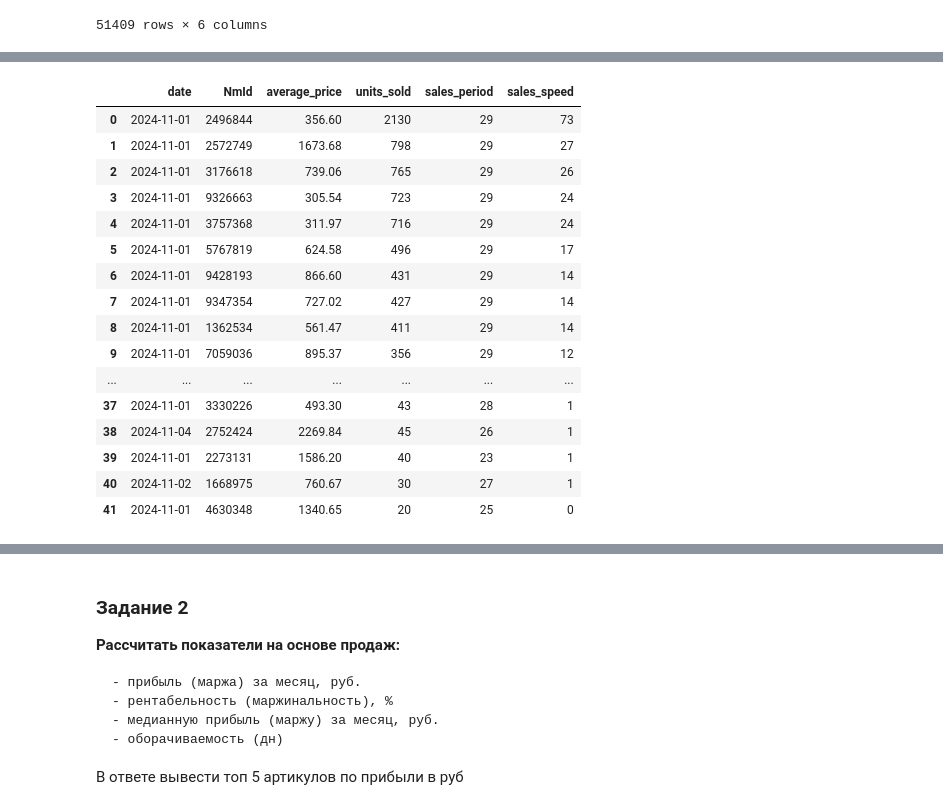
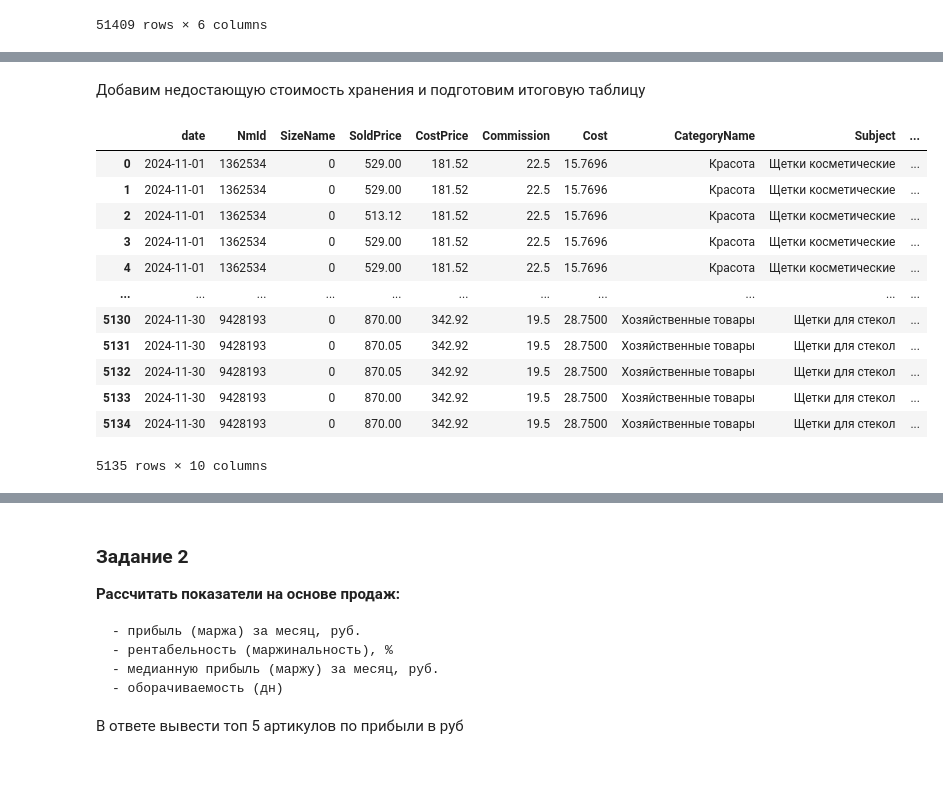
Before and after one commit to sortvalues/my_rep_01, a Jupyter notebook: 2_ad_hoc/testing_me/Тестовое_задание.ipynb, the cells around one changed output, grey strips where cells are left out. Saved outputs shown, nothing was run; the diff lists cells and outputs as text; code cells hidden in the pictures; blank space fills up the shorter version.

```diff
--- a/2_ad_hoc/testing_me/Тестовое_задание.ipynb
+++ b/2_ad_hoc/testing_me/Тестовое_задание.ipynb
@@ -454,43 +511,53 @@ pd.read_sql_query(query, connection)
+# %% [markdown]
+Добавим недостающую стоимость хранения и подготовим итоговую таблицу
 # %%
 query = """
         WITH cte AS
-            (SELECT         date(ord.date) as date, ord.NmId, ord.SizeName, ord.SoldPrice, ord.iscancel, ord.orderType, nom.ChrtId,
-                            com.CategoryName, nom.BrandName, nom.SubjectName, nom.CostPrice, com.Commission, ord.warehouseID, war.Warehouse, war.WorkTime, war.NearCityName
-            FROM            OrdersByDate as ord
-                              LEFT JOIN Nomenclature as nom
-                                  ON nom.NmId = ord.NmId
-                              LEFT JOIN ComissionBySubjectName as com
-                                 ON nom.SubjectName = com.SubjectName
-                              LEFT JOIN WarehouseList as war
-                                 ON war.Origid = ord.warehouseID)
+            (SELECT         date(ord.date) as date, ord.NmId, ord.SizeName, ord.SoldPrice, nom.CostPrice, com.Commission,
+                            IIF(WarehouseCost IS NULL, max.max, WarehouseCost)  as Cost,
+                            com.CategoryName, max.Subject,nom.BrandName
+            FROM            (SELECT NmId, date, SoldPrice, isCancel, orderType, warehouseID, COALESCE(SizeName, 0) as SizeName
+                             FROM OrdersByDate
+                             )
+                             as ord
+                                LEFT JOIN Nomenclature as nom
+                                  ON nom.NmId = ord.NmId AND ord.SizeName = nom.SizeName
+                                LEFT JOIN ComissionBySubjectName as com
+                                  ON nom.SubjectName = com.SubjectName
+                                LEFT JOIN (SELECT DISTINCT Origid as Origid1, Warehouse FROM WarehouseList) as war
+                                  ON ord.warehouseID = war.Origid1
+                                LEFT JOIN
+                                  (SELECT Date, OfficeId, Subject, Brand, ChrtId, MAX(WarehousePrice) as WarehouseCost
+                                  FROM StorageCostByDay
+                                  GROUP BY ChrtId, Date, OfficeId, brand, Subject
+                                  ) as st
+                                  ON  st.ChrtId = nom.ChrtId AND st.Officeid = war.Origid1 AND strftime('%d', ord.date) = strftime('%d', st.Date)
+                                LEFT JOIN
+                                  (SELECT Subject, MAX(WarehousePrice) as max
+                                   FROM StorageCostByDay
+                                   GROUP BY Subject) as max
+                                  ON  max.Subject = nom.SubjectName
+            WHERE             iscancel = 0 AND orderType = "Клиентский"
 
-        SELECT              date,
-                            NmId,
-                            ROUND(AVG(SoldPrice), 2) as average_price,
-                            COUNT(NmId) as units_sold, strftime('%d', MAX(date)) - strftime('%d', MIN(date)) as sales_period,
-                            COUNT(NmId)/(strftime('%d', MAX(date)) - strftime('%d', MIN(date))) as sales_speed
+                              )
+
+        SELECT              *
         FROM                cte
-        GROUP BY            NmId
-        ORDER BY            sales_speed DESC
-     --   LIMIT               5
+        ORDER BY date, NmId, SizeName
 
         """
 pd.read_sql_query(query, connection)
 # %% [output]
-|  | date | NmId | average_price | units_sold | sales_period | sales_speed |
-| 0 | 2024-11-01 | 2496844 | 356.60 | 2130 | 29 | 73 |
-| 1 | 2024-11-01 | 2572749 | 1673.68 | 798 | 29 | 27 |
-| 2 | 2024-11-01 | 3176618 | 739.06 | 765 | 29 | 26 |
-| 3 | 2024-11-01 | 9326663 | 305.54 | 723 | 29 | 24 |
-| 4 | 2024-11-01 | 3757368 | 311.97 | 716 | 29 | 24 |
-| 5 | 2024-11-01 | 5767819 | 624.58 | 496 | 29 | 17 |
-| 6 | 2024-11-01 | 9428193 | 866.60 | 431 | 29 | 14 |
-| 7 | 2024-11-01 | 9347354 | 727.02 | 427 | 29 | 14 |
-| 8 | 2024-11-01 | 1362534 | 561.47 | 411 | 29 | 14 |
-| 9 | 2024-11-01 | 7059036 | 895.37 | 356 | 29 | 12 |
-| ... | ... | ... | ... | ... | ... | ... |
-| 37 | 2024-11-01 | 3330226 | 493.30 | 43 | 28 | 1 |
-| 38 | 2024-11-04 | 2752424 | 2269.84 | 45 | 26 | 1 |
-| 39 | 2024-11-01 | 2273131 | 1586.20 | 40 | 23 | 1 |
-| 40 | 2024-11-02 | 1668975 | 760.67 | 30 | 27 | 1 |
-| 41 | 2024-11-01 | 4630348 | 1340.65 | 20 | 25 | 0 |
+|  | date | NmId | SizeName | SoldPrice | CostPrice | Commission | Cost | CategoryName | Subject | ... |
+| 0 | 2024-11-01 | 1362534 | 0 | 529.00 | 181.52 | 22.5 | 15.7696 | Красота | Щетки косметические | ... |
+| 1 | 2024-11-01 | 1362534 | 0 | 529.00 | 181.52 | 22.5 | 15.7696 | Красота | Щетки косметические | ... |
+| 2 | 2024-11-01 | 1362534 | 0 | 513.12 | 181.52 | 22.5 | 15.7696 | Красота | Щетки косметические | ... |
+| 3 | 2024-11-01 | 1362534 | 0 | 529.00 | 181.52 | 22.5 | 15.7696 | Красота | Щетки косметические | ... |
+| 4 | 2024-11-01 | 1362534 | 0 | 529.00 | 181.52 | 22.5 | 15.7696 | Красота | Щетки косметические | ... |
+| ... | ... | ... | ... | ... | ... | ... | ... | ... | ... | ... |
+| 5130 | 2024-11-30 | 9428193 | 0 | 870.00 | 342.92 | 19.5 | 28.7500 | Хозяйственные товары | Щетки для стекол | ... |
+| 5131 | 2024-11-30 | 9428193 | 0 | 870.05 | 342.92 | 19.5 | 28.7500 | Хозяйственные товары | Щетки для стекол | ... |
+| 5132 | 2024-11-30 | 9428193 | 0 | 870.05 | 342.92 | 19.5 | 28.7500 | Хозяйственные товары | Щетки для стекол | ... |
+| 5133 | 2024-11-30 | 9428193 | 0 | 870.00 | 342.92 | 19.5 | 28.7500 | Хозяйственные товары | Щетки для стекол | ... |
+| 5134 | 2024-11-30 | 9428193 | 0 | 870.00 | 342.92 | 19.5 | 28.7500 | Хозяйственные товары | Щетки для стекол | ... |
+5135 rows × 10 columns
```
Also changed, not shown: parts of 14 cells of this notebook.
